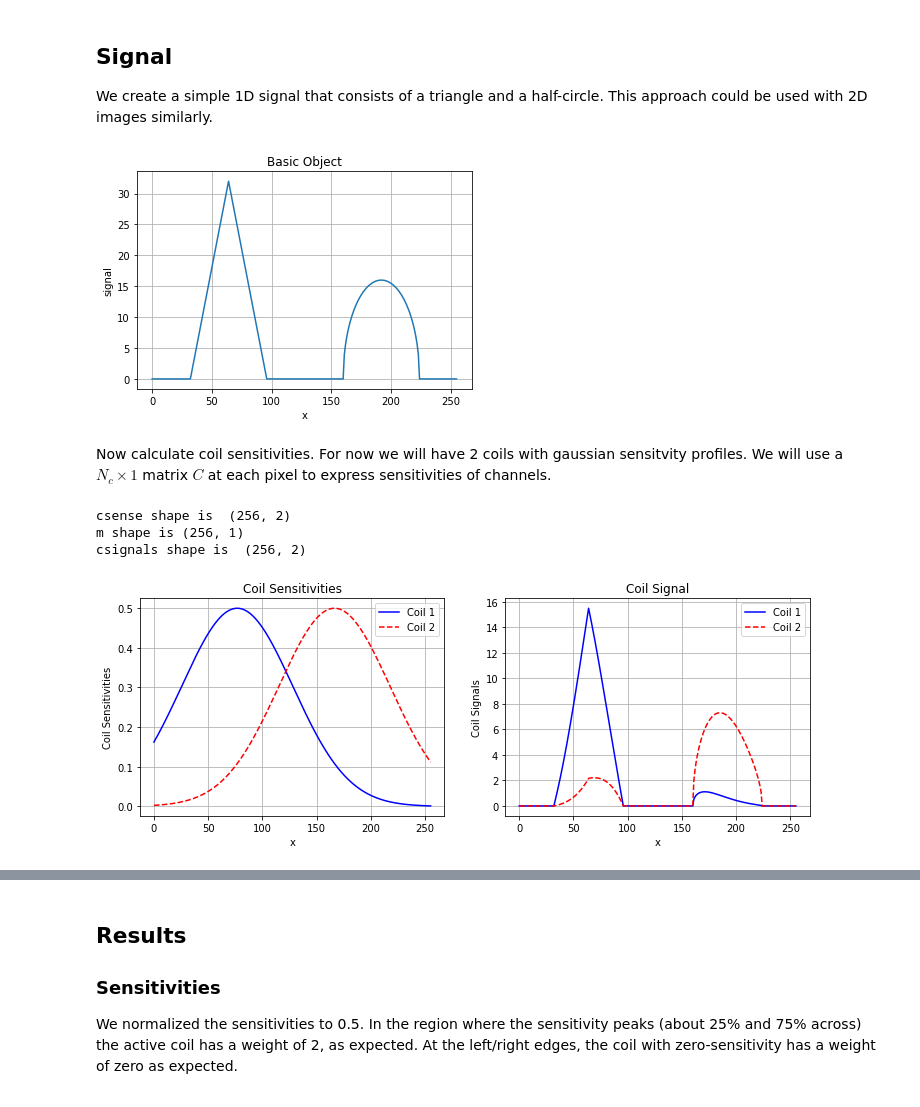
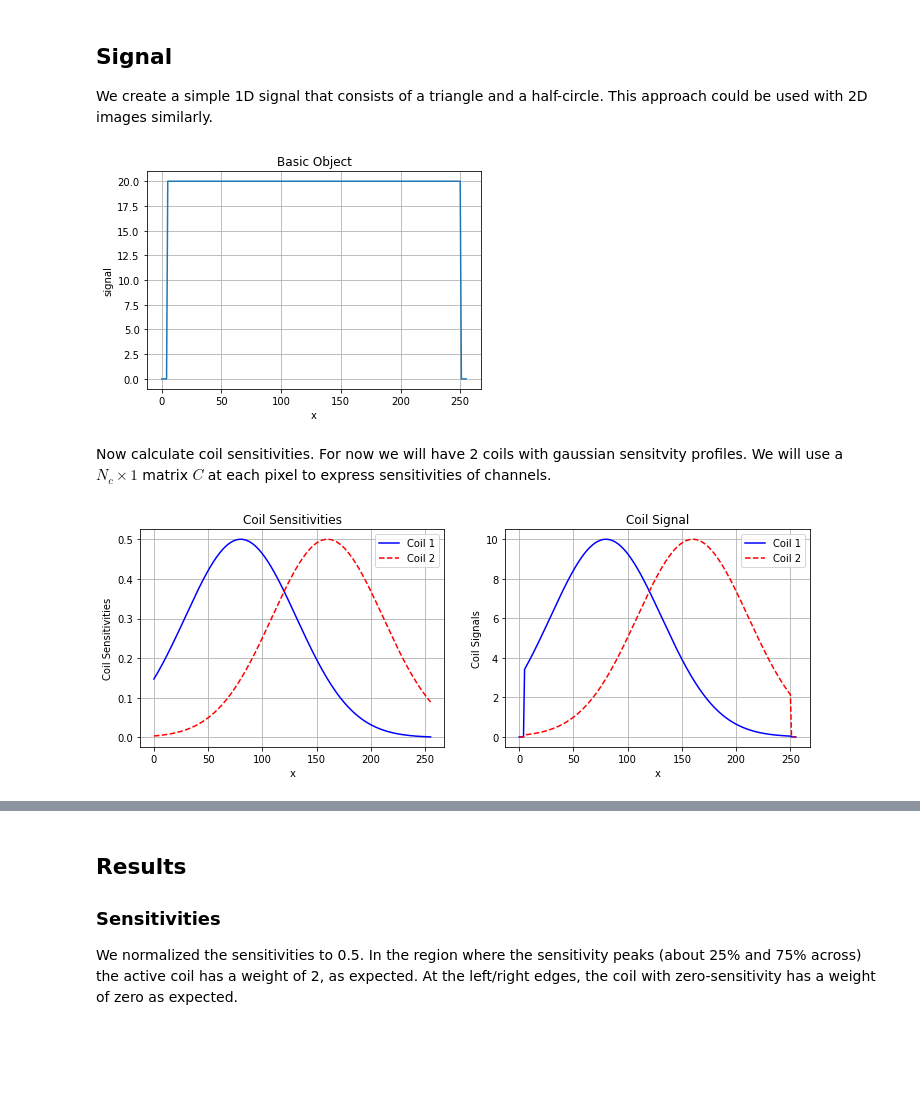
Before and after one commit to mribri999/MRSignalsSeqs, a Jupyter notebook: Python/Rad 229 - SENSE and Noise.ipynb, the cells around one changed output, grey strips where cells are left out. Drawn from its saved outputs; the diff is of its cells as text; code cells hidden in the pictures; blank space fills up the shorter version.

```diff
--- a/Python/Rad 229 - SENSE and Noise.ipynb
+++ b/Python/Rad 229 - SENSE and Noise.ipynb
@@ -13,38 +17,36 @@ from scipy import signal as sig
 We create a simple 1D signal that consists of a triangle and a half-circle.  This approach could be used with 2D images similarly.
 # %%
 # Create Signal - for next parts
-Nx=256
 
 m = np.zeros(Nx)
 m[np.int(Nx/8):np.int(Nx/4)]=np.arange(0,Nx/8)       #Ramp up
 m[np.int(Nx/4):np.int(3*Nx/8)]=np.arange(Nx/8,0,-1)  #Ramp down
 scirc = np.arange(-Nx/8,Nx/8,1)
 scirc = np.sqrt(np.power((Nx/8),2)-scirc*scirc)/2      #Semi-circle, half amplitude
 m[np.int(5.* Nx/8):np.int(7.* Nx/8)] = scirc
 m = np.expand_dims(m,axis=1)
-x = np.arange(0,Nx)
+
+# -- Flat image instead?
+m = np.ones((Nx,1))*20.0
+m[0:5] = 0
+m[Nx-5:] = 0
+
 plt.plot(x,m)
 mrs.lplot('x','signal','Basic Object')
 # %% [output]
-[figure, old version]
+[figure, new version]
 # %% [markdown]
 Now calculate coil sensitivities.  For now we will have 2 coils with gaussian sensitvity profiles.  We will use a $N_c \times 1$ matrix $C$ at each pixel to express sensitivities of channels.
 # %%
-# -- Make gaussian sensitivities
-c1 = mrs.gaussian(x,0.3*Nx,Nx/5)     # Left half!
-c2 = mrs.gaussian(x,0.65*Nx,Nx/5)   # Right half
-# -- Normalize Sensitivities to 0.5 (for illustration)
-c1 = c1 / np.max(c1[:])*0.5
-c2 = c2 / np.max(c2[:])*0.5
-c1 = np.expand_dims(c1,1)
-c2 = np.expand_dims(c2,1)
-csens = np.concatenate((c1,c2),axis=1)
+# -- Make gaussian sensitivities (C), about evenly spaced
+csens = np.zeros((Nx,Nc),dtype='complex64')
+for c in range(0,Nc):
+  csens[:,c] = mrs.gaussian(x,(1.0/(Nc+1.2)*(c+1)*Nx),Nx/(2.5*Nc))
+# --Normalized to 0.5 for illustration (not necessary!)
+csens = csens / np.max(csens[:])*.5
 
-# -- Construct Coil Signals
-print("csense shape is ",csens.shape)
-print("m shape is",m.shape)
-csignals = csens * m    # Broadcasts?
-print("csignals shape is ",csignals.shape)
+# -- Construct Coil Signals (S)
+csignals = csens * m
 
 # -- Plot Sensitivities and Signals
 fig = plt.figure(figsize=(12.,4.))
@@ -57,14 +59,8 @@ plt.subplot(1,2,2)
 plt.plot(x,csignals[:,0],'b-',label='Coil 1')
 plt.plot(x,csignals[:,1],'r--',label='Coil 2')
 mrs.lplot('x','Coil Signals','Coil Signal',legend=True)
-
-#print ("Shape of c1 is ", (c1.shape))
-#print ("Shape of c2 is ", (c2.shape))
 # %% [output]
-csense shape is  (256, 2)
-m shape is (256, 1)
-csignals shape is  (256, 2)
-[figure, old version]
+[figure, new version]
 # %% [markdown]
 ## SENSE Formulation
 For each pixel with $N_c$ channels and a reduction factor $R$, we assume we have an $N_c \times R$ signal $S_{ij}$, where $i \le N_c$ is the channel, and $j \le R$ are aliased pixels.
```
Also changed, not shown: parts of 9 cells of this notebook.
